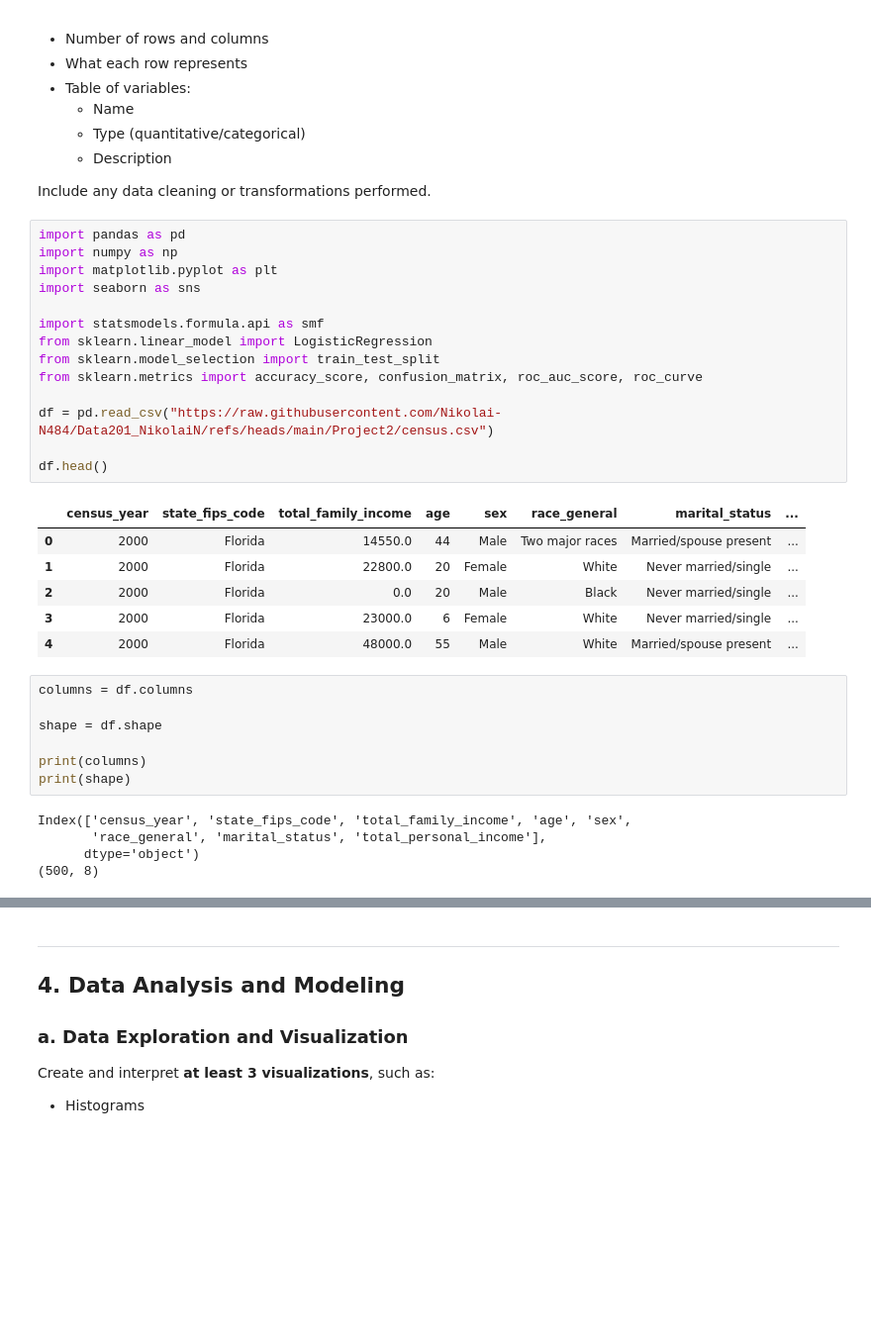
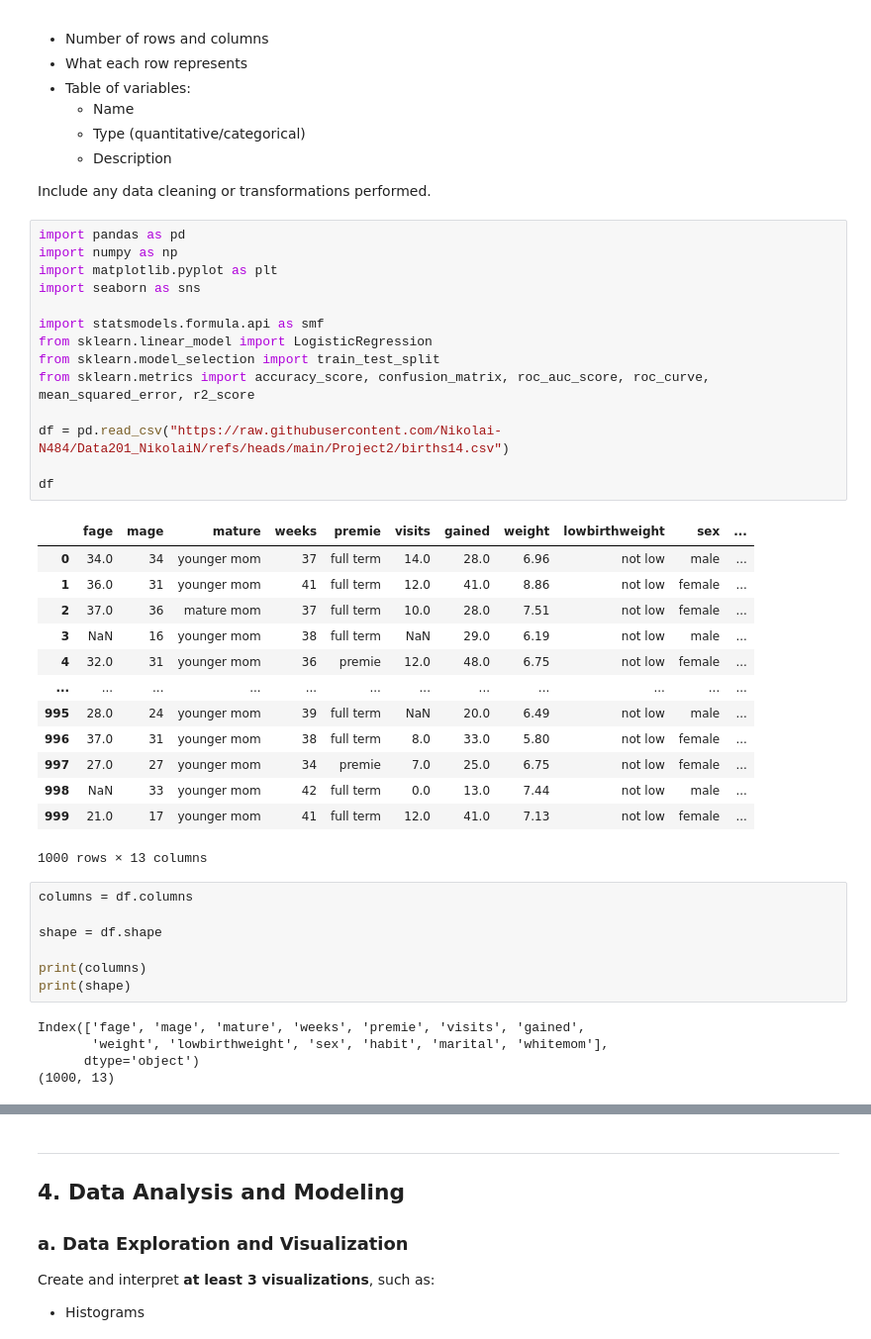
Before and after one commit to Nikolai-N484/Data201_NikolaiN, a Jupyter notebook: Project2/Nikolai_Navarro_Project2_Week11.ipynb, the cells around one changed output, grey strips where cells are left out. Shown at 99% size. Drawn from its saved outputs; the diff is of its cells as text; blank space fills up the shorter version.

```diff
--- a/Project2/Nikolai_Navarro_Project2_Week11.ipynb
+++ b/Project2/Nikolai_Navarro_Project2_Week11.ipynb
@@ -38,24 +38,31 @@ Include any data cleaning or transformations performed.
 # %%
 import pandas as pd
 import numpy as np
 import matplotlib.pyplot as plt
 import seaborn as sns
 
 import statsmodels.formula.api as smf
 from sklearn.linear_model import LogisticRegression
 from sklearn.model_selection import train_test_split
-from sklearn.metrics import accuracy_score, confusion_matrix, roc_auc_score, roc_curve
+from sklearn.metrics import accuracy_score, confusion_matrix, roc_auc_score, roc_curve, mean_squared_error, r2_score
 
-df = pd.read_csv("https://raw.githubusercontent.com/Nikolai-N484/Data201_NikolaiN/refs/heads/main/Project2/census.csv")
+df = pd.read_csv("https://raw.githubusercontent.com/Nikolai-N484/Data201_NikolaiN/refs/heads/main/Project2/births14.csv")
 
-df.head()
+df
 # %% [output]
-|  | census_year | state_fips_code | total_family_income | age | sex | race_general | marital_status | ... |
-| 0 | 2000 | Florida | 14550.0 | 44 | Male | Two major races | Married/spouse present | ... |
-| 1 | 2000 | Florida | 22800.0 | 20 | Female | White | Never married/single | ... |
-| 2 | 2000 | Florida | 0.0 | 20 | Male | Black | Never married/single | ... |
-| 3 | 2000 | Florida | 23000.0 | 6 | Female | White | Never married/single | ... |
-| 4 | 2000 | Florida | 48000.0 | 55 | Male | White | Married/spouse present | ... |
+|  | fage | mage | mature | weeks | premie | visits | gained | weight | lowbirthweight | sex | ... |
+| 0 | 34.0 | 34 | younger mom | 37 | full term | 14.0 | 28.0 | 6.96 | not low | male | ... |
+| 1 | 36.0 | 31 | younger mom | 41 | full term | 12.0 | 41.0 | 8.86 | not low | female | ... |
+| 2 | 37.0 | 36 | mature mom | 37 | full term | 10.0 | 28.0 | 7.51 | not low | female | ... |
+| 3 | NaN | 16 | younger mom | 38 | full term | NaN | 29.0 | 6.19 | not low | male | ... |
+| 4 | 32.0 | 31 | younger mom | 36 | premie | 12.0 | 48.0 | 6.75 | not low | female | ... |
+| ... | ... | ... | ... | ... | ... | ... | ... | ... | ... | ... | ... |
+| 995 | 28.0 | 24 | younger mom | 39 | full term | NaN | 20.0 | 6.49 | not low | male | ... |
+| 996 | 37.0 | 31 | younger mom | 38 | full term | 8.0 | 33.0 | 5.80 | not low | female | ... |
+| 997 | 27.0 | 27 | younger mom | 34 | premie | 7.0 | 25.0 | 6.75 | not low | female | ... |
+| 998 | NaN | 33 | younger mom | 42 | full term | 0.0 | 13.0 | 7.44 | not low | male | ... |
+| 999 | 21.0 | 17 | younger mom | 41 | full term | 12.0 | 41.0 | 7.13 | not low | female | ... |
+1000 rows × 13 columns
 # %%
 columns = df.columns
 
@@ -64,10 +71,10 @@ shape = df.shape
 print(columns)
 print(shape)
 # %% [output]
-Index(['census_year', 'state_fips_code', 'total_family_income', 'age', 'sex',
-       'race_general', 'marital_status', 'total_personal_income'],
+Index(['fage', 'mage', 'mature', 'weeks', 'premie', 'visits', 'gained',
+       'weight', 'lowbirthweight', 'sex', 'habit', 'marital', 'whitemom'],
       dtype='object')
-(500, 8)
+(1000, 13)
 # %%
 count_nan = df.isna().sum()
 print(count_nan)
```
Also changed, not shown: parts of 32 cells of this notebook.
